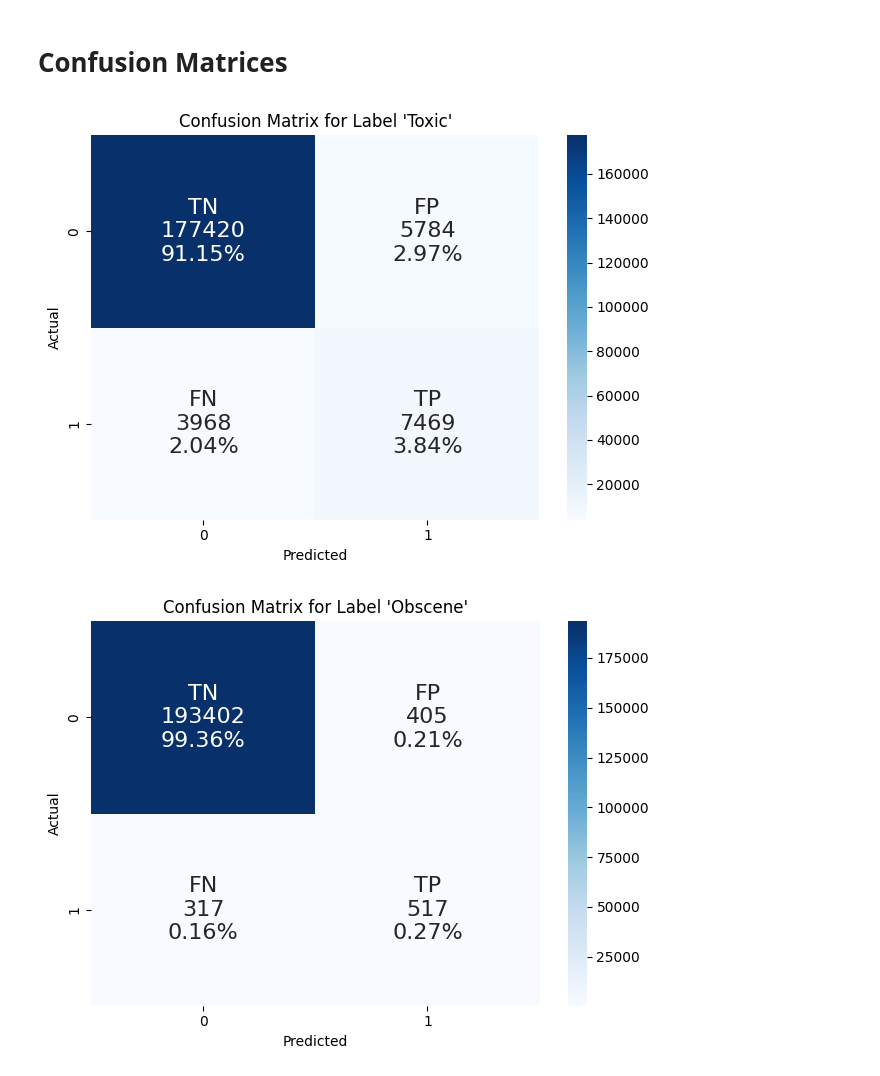
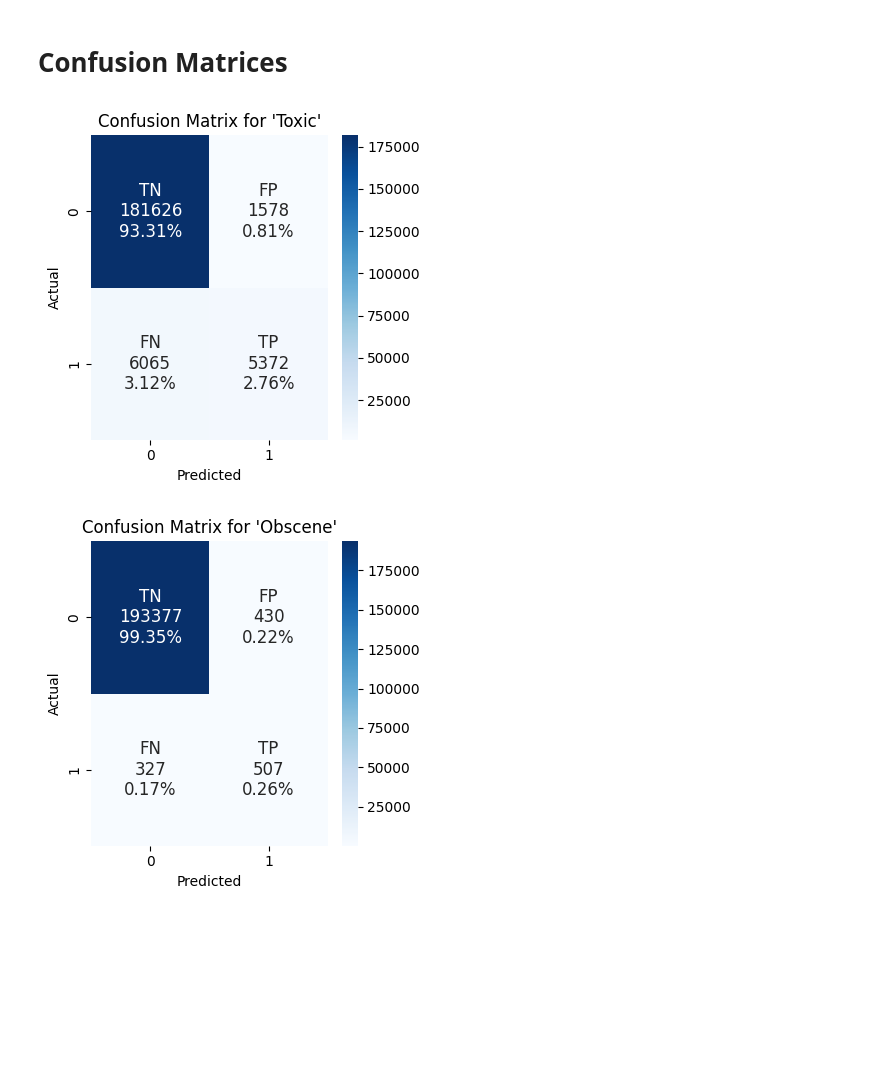
Before and after one commit to datascisteven/Detecting-Bias-and-Toxicity-in-LLM-Chatbots, a Jupyter notebook: Greenflash_Toxicity_Multi_Class_Model.ipynb, the cells around one changed output. Saved outputs shown, nothing was run; the diff lists cells and outputs as text; code cells hidden in the pictures; blank space fills up the shorter version.

```diff
--- a/Greenflash_Toxicity_Multi_Class_Model.ipynb
+++ b/Greenflash_Toxicity_Multi_Class_Model.ipynb
@@ -85,7 +90,6 @@ import matplotlib.pyplot as plt
 # %%
 dataset = pd.read_csv('/content/drive/MyDrive/Projects/Greenflash/Toxicity/jigsaw_train_revised.csv', index_col=0)
 dataset = dataset.drop(columns=['severe_toxicity'])
-dataset.columns = ['id', 'comment_text', 'toxicity', 'obscene', 'sexual_explicit', 'identity_attack', 'insult', 'threat', 'ia_race', 'ia_gender', 'ia_sexual_orientation', 'ia_religion', 'ia_ability']
-dataset = dataset[['id', 'comment_text', 'toxicity', 'obscene', 'sexual_explicit', 'insult', 'threat', 'identity_attack', 'ia_race', 'ia_gender', 'ia_sexual_orientation', 'ia_religion', 'ia_ability']]
+dataset = dataset[['id', 'comment_text', 'toxicity', 'obscene', 'sexual_explicit', 'insult', 'threat', 'identity_attack', 'race', 'gender', 'sexual_orientation', 'religion', 'ability']]
 dataset.head()
 # %% [output]
@@ -247,21 +267,32 @@ class MultiTaskClassifier(nn.Module):
 
         self.bertmodel = BertModel.from_pretrained("bert-base-uncased")
         self.ffn1 = nn.Linear(768, hidden_dim)
-        self.dp1 = nn.Dropout()
+        self.dp1 = nn.Dropout(p=0.3)
         self.ffn2 = nn.Linear(hidden_dim, num_labels)
 
     def forward(self, in_T, in_T_attn_masks):
         hidden_states = self.bertmodel(in_T, in_T_attn_masks)[0]
-        x = torch.mean(hidden_states, dim=1)
+        x, _ = torch.max(hidden_states, dim=1)
         x = F.relu(self.ffn1(x))
         x = self.dp1(x)
         x = torch.sigmoid(self.ffn2(x))
         return x
 
+class WeightedBCELoss(nn.Module):
+    def __init__(self, pos_weight):
+        super(WeightedBCELoss, self).__init__()
+        self.pos_weight = pos_weight
+
+    def forward(self, predictions, targets):
+        loss = - (self.pos_weight * targets * torch.log(predictions) + (1 - targets) * torch.log(1 - predictions))
+        return loss.mean()
+
 
 model = MultiTaskClassifier(100, 11).to(device)
-optimizer = AdamW(model.parameters(), lr=2e-5, eps=1e-8)
-criterion = nn.BCELoss()
+optimizer = AdamW(model.parameters(), lr=1e-5, eps=1e-8)
+
+pos_weight = 2.0
+criterion = WeightedBCELoss(pos_weight=pos_weight)
 # %% [markdown]
 # Training and Validation
 # %%
@@ -907,29 +1003,32 @@ prediction_labels = ['Toxic',
 # %% [markdown]
 # Confusion Matrices
 # %%
-def plot_confusion_matrices(true_labels, predictions):
+def plot_confusion_matrices(true_labels, predictions, figsize=(5, 5)):
     # Loop over each label and create a confusion matrix
     for i in range(11):
         # Compute confusion matrix for label i
         cnf = confusion_matrix(true_labels[:, i], predictions[:, i])
         group_names = ['TN','FP','FN','TP']
         group_counts = ['{0:0.0f}'.format(value) for value in cnf.flatten()]
         group_percentages = ['{0:.2%}'.format(value) for value in cnf.flatten()/np.sum(cnf)]
         labels = [f'{v1}\n{v2}\n{v3}' for v1, v2, v3 in zip(group_names, group_counts, group_percentages)]
         labels = np.asarray(labels).reshape(2,2)
 
+        # Create a new figure with the specified size
+        plt.figure(figsize=figsize)
+
         # Plot confusion matrix as a heatmap
-        sns.heatmap(cnf, annot=labels, fmt='', cmap='Blues', annot_kws={'size':16})
-        plt.title(f"Confusion Matrix for Label '{prediction_labels[i]}'")
+        sns.heatmap(cnf, annot=labels, fmt='', cmap='Blues', annot_kws={'size':12})
+        plt.title(f"Confusion Matrix for '{prediction_labels[i]}'")
         plt.xlabel("Predicted")
         plt.ylabel("Actual")
         plt.tight_layout()
 
         # Show the plot
         plt.show()
 
 # Call the function to plot confusion matrices for all 12 labels
-plot_confusion_matrices(true_labels, binary_predictions_f1)
+plot_confusion_matrices(true_labels, binary_predictions_f1, figsize=(4, 4))
 # %% [output]
-[figure, old version]
+[figure, new version]
-[figure, old version]
+[figure, new version]
```
Also changed, not shown: parts of 30 cells of this notebook.
